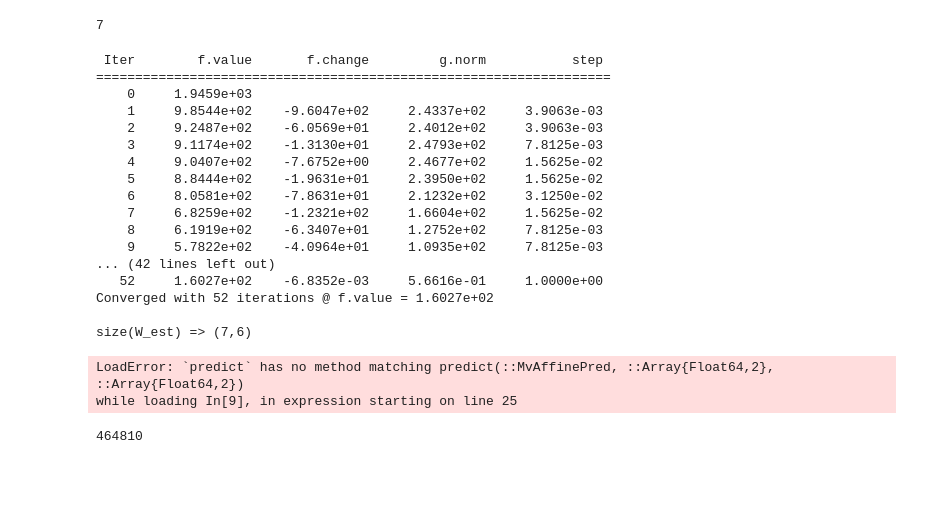
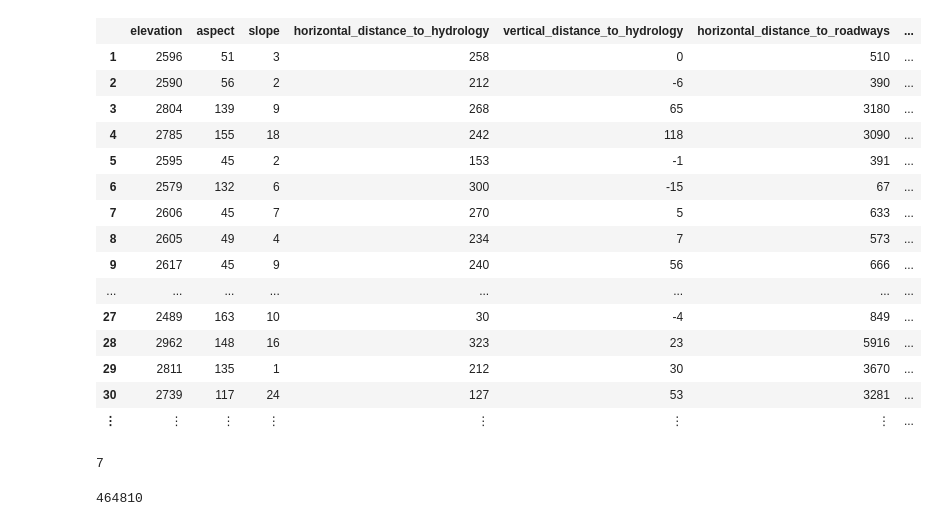
Before and after one commit to Amanmeet/koan, a Jupyter notebook: LogReg.ipynb, the cells around one changed output. Drawn from its saved outputs; the diff is of its cells as text; code cells hidden in the pictures; blank space fills up the shorter version.

```diff
--- a/LogReg.ipynb
+++ b/LogReg.ipynb
@@ -3,61 +3,31 @@ using Regression, DataFrames, Resampling
 import Regression: solve, Options
 # %%
 df = readtable("/Users/arshakn/Dropbox/data/covtype.txt");
+# %%
+df
+# %% [output]
+|  | elevation | aspect | slope | horizontal_distance_to_hydrology | vertical_distance_to_hydrology | horizontal_distance_to_roadways | ... |
+| 1 | 2596 | 51 | 3 | 258 | 0 | 510 | ... |
+| 2 | 2590 | 56 | 2 | 212 | -6 | 390 | ... |
+| 3 | 2804 | 139 | 9 | 268 | 65 | 3180 | ... |
+| 4 | 2785 | 155 | 18 | 242 | 118 | 3090 | ... |
+| 5 | 2595 | 45 | 2 | 153 | -1 | 391 | ... |
+| 6 | 2579 | 132 | 6 | 300 | -15 | 67 | ... |
+| 7 | 2606 | 45 | 7 | 270 | 5 | 633 | ... |
+| 8 | 2605 | 49 | 4 | 234 | 7 | 573 | ... |
+| 9 | 2617 | 45 | 9 | 240 | 56 | 666 | ... |
+| ... | ... | ... | ... | ... | ... | ... | ... |
+| 27 | 2489 | 163 | 10 | 30 | -4 | 849 | ... |
+| 28 | 2962 | 148 | 16 | 323 | 23 | 5916 | ... |
+| 29 | 2811 | 135 | 1 | 212 | 30 | 3670 | ... |
+| 30 | 2739 | 117 | 24 | 127 | 53 | 3281 | ... |
+| ⋮ | ⋮ | ⋮ | ⋮ | ⋮ | ⋮ | ⋮ | ... |
 # %%
 train, test = splitrandom(df,0.8);
 # %%
 k = length(unique(df[:cover_type]))
 # %% [output]
 7
-# %%
-# Data
-
-k = 7
-d = 5
-n = 1000
-
-W = randn(k, d+1)
-X = randn(d, n)
-U = (W[:,1:d] * X .+ W[:,d+1]) + 0.2 * randn(k, n)
-y = vec(mapslices(indmax, U, 1))
-
-# Solve
-
-ret = solve(mlogisticreg(X, y, k; bias=1.0);
-            reg=SqrL2Reg(1.0e-3),
-            options=Options(verbosity=:iter, ftol=1.0e-5 * n))
-
-println()
-
-# Print results
-
-W_est = ret.sol
-
-@show size(W_est)
-U_r = predict(MvAffinePred(d, k), W_est, X)
-y_r = vec(mapslices(indmax, U_r, 1))
-
-@printf("correct rate = %.4f\n", countnz(y .== y_r) / n)
-# %% [output]
- Iter        f.value       f.change         g.norm           step
-==================================================================
-    0     1.9459e+03
-    1     9.8544e+02    -9.6047e+02     2.4337e+02     3.9063e-03
-    2     9.2487e+02    -6.0569e+01     2.4012e+02     3.9063e-03
-    3     9.1174e+02    -1.3130e+01     2.4793e+02     7.8125e-03
-    4     9.0407e+02    -7.6752e+00     2.4677e+02     1.5625e-02
-    5     8.8444e+02    -1.9631e+01     2.3950e+02     1.5625e-02
-    6     8.0581e+02    -7.8631e+01     2.1232e+02     3.1250e-02
-    7     6.8259e+02    -1.2321e+02     1.6604e+02     1.5625e-02
-    8     6.1919e+02    -6.3407e+01     1.2752e+02     7.8125e-03
-    9     5.7822e+02    -4.0964e+01     1.0935e+02     7.8125e-03
-... (42 lines left out)
-   52     1.6027e+02    -6.8352e-03     5.6616e-01     1.0000e+00
-Converged with 52 iterations @ f.value = 1.6027e+02
-
-size(W_est) => (7,6)
-LoadError: `predict` has no method matching predict(::MvAffinePred, ::Array{Float64,2}, ::Array{Float64,2})
-while loading In[9], in expression starting on line 25
 # %%
 n = size(train)[1]
 # %% [output]
```
Also changed, not shown: 5 other files.
